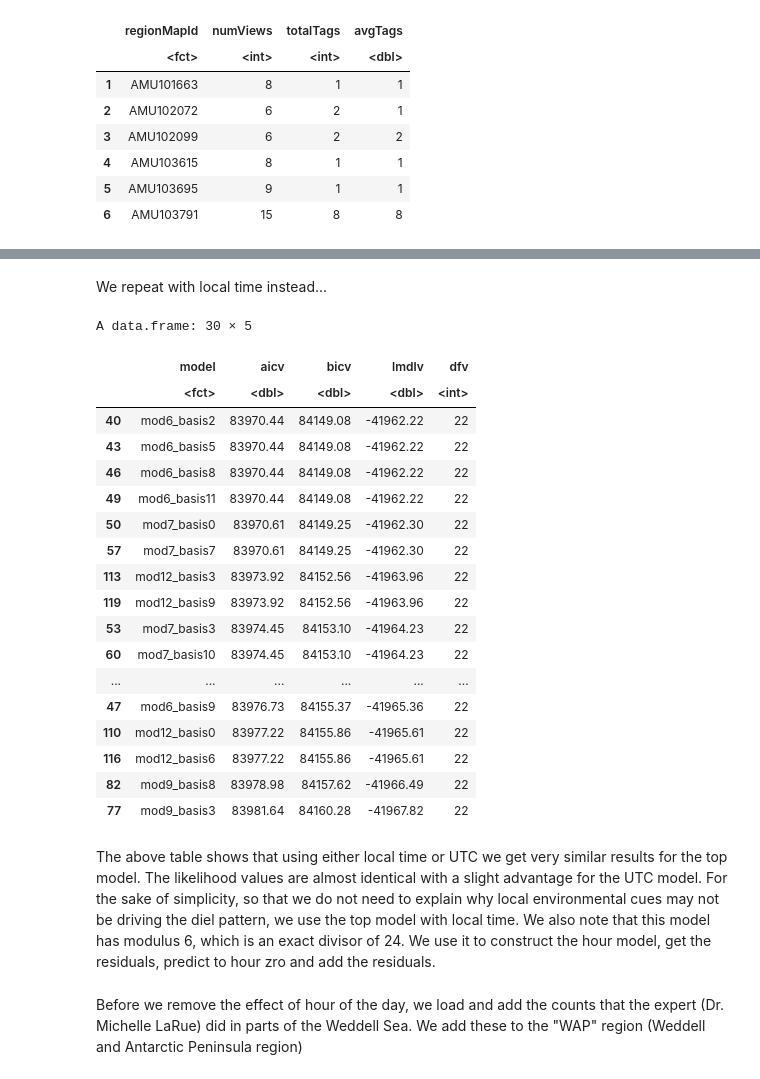
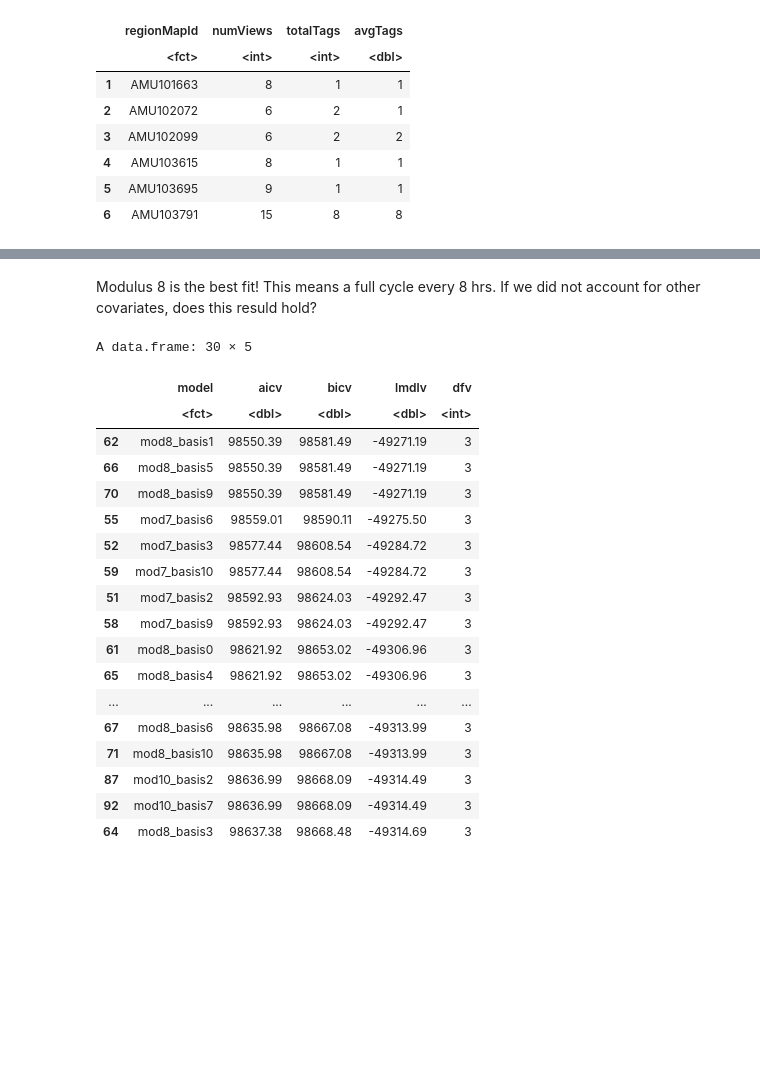
Before and after one commit to pointblue/ContinentalWESEestimates, a Jupyter notebook: notebooks/Count Seals From Tags.ipynb, the cells around one changed output, grey strips where cells are left out. Cells and saved outputs as stored; diff of their text form; code cells hidden in the pictures; blank space fills up the shorter version.

```diff
--- a/notebooks/Count Seals From Tags.ipynb
+++ b/notebooks/Count Seals From Tags.ipynb
@@ -531 +550,6 @@ A data.frame: 6 × 24
+# %%
+load(file=paste0(pathToLocalGit,"data/MLR_WeddellSea_counts.RData"))
+weddellMaps<-weddellMaps[,which(names(weddellMaps) %in% names(counts))]
+counts<-counts[,names(weddellMaps)]
+counts<-rbind(counts,weddellMaps)
 # %% [markdown]
@@ -534,5 +557,8 @@ We test first for a universal hour effect, rather than an effect following local
+# %%
+counts$avgTags<-counts$totalTags/counts$numTaggers
+counts$logAvgTags<-log(counts$avgTags)
 # %%
-mdlb<-lm(estNumSeals~region*scaledTotalTags+satId+numViews+numTaggers+satId*scaledTotalTags+year,data=counts)
+mdlb<-lm(estNumSeals~logAvgTags,data=counts)
 summary(mdlb)
 # %% [output]
 Call:
@@ -557,7 +583,6 @@ Since year had no effect, we remove it and fit the sinusoidal model.
 # %%
-mdlb<-lm(estNumSeals~region*scaledTotalTags+satId+numViews+numTaggers+satId*scaledTotalTags+year,data=counts)
 hourdf<-data.frame(model="base",aicv=AIC(mdlb), bicv=BIC(mdlb), lmdlv=logLik(mdlb), dfv=nrow(counts)-mdlb$df.residual)
-for(hh in 3:12){
+for(hh in c(3:12,24)){
     for(bb in 0:11){
         df<-counts
         df$numHour<-((as.integer(counts$originHour)-bb) %% hh)/hh  #We test various moduli
@@ -565,7 +590,7 @@ for(hh in 3:12){
         sindf$sinH<-sin(2*pi*sindf$numHour)
         df<-merge(df,sindf[,c("originHour","sinH")],by="originHour",all.x=T)
 
-        mdlh<-lm(estNumSeals~region*scaledTotalTags+satId+numViews+numTaggers+satId*scaledTotalTags+sinH+I(sinH^2),data=df)
+        mdlh<-lm(estNumSeals~logAvgTags+sinH+I(sinH^2),data=df)
         hdf<-data.frame(model=paste0("mod",hh,"_basis",bb),aicv=AIC(mdlh), bicv=BIC(mdlh), lmdlv=logLik(mdlh), dfv=nrow(counts)-mdlh$df.residual)
         hourdf<-rbind(hourdf,hdf)
     }
@@ -595,43 +620,39 @@ A data.frame: 30 × 5
-# %% [markdown]
-We repeat with local time instead...
+# %% [markdown]
+Modulus 8 is the best fit! This means a full cycle every 8 hrs. If we did not account for other covariates, does this resuld hold?
 # %%
-hourdf<-data.frame(model="base",aicv=AIC(mdlb), bicv=BIC(mdlb), lmdlv=logLik(mdlb), dfv=nrow(counts)-mdlb$df.residual)
-for(hh in 3:12){
+hourdf<-data.frame()
+for(hh in c(3:12,24)){
     for(bb in 0:11){
         df<-counts
         df$numHour<-((as.integer(counts$originHour)-bb) %% hh)/hh  #We test various moduli
         sindf<-unique(df[,c("originHour","numHour")])
         sindf$sinH<-sin(2*pi*sindf$numHour)
         df<-merge(df,sindf[,c("originHour","sinH")],by="originHour",all.x=T)
 
-        mdlh<-lm(estNumSeals~region*scaledTotalTags+satId+numViews+numTaggers+satId*scaledTotalTags+sinH+I(sinH^2),data=df)
+        mdlh<-lm(estNumSeals~sinH+I(sinH^2),data=df)
         hdf<-data.frame(model=paste0("mod",hh,"_basis",bb),aicv=AIC(mdlh), bicv=BIC(mdlh), lmdlv=logLik(mdlh), dfv=nrow(counts)-mdlh$df.residual)
         hourdf<-rbind(hourdf,hdf)
     }
 }
 hourdf<-hourdf[order(hourdf$aicv),]
 head(hourdf,30)
 # %% [output]
 A data.frame: 30 × 5
 |  | model | aicv | bicv | lmdlv | dfv |
 |  | <fct> | <dbl> | <dbl> | <dbl> | <int> |
-| 40 | mod6_basis2 | 83970.44 | 84149.08 | -41962.22 | 22 |
-| 43 | mod6_basis5 | 83970.44 | 84149.08 | -41962.22 | 22 |
-| 46 | mod6_basis8 | 83970.44 | 84149.08 | -41962.22 | 22 |
-| 49 | mod6_basis11 | 83970.44 | 84149.08 | -41962.22 | 22 |
-| 50 | mod7_basis0 | 83970.61 | 84149.25 | -41962.30 | 22 |
-| 57 | mod7_basis7 | 83970.61 | 84149.25 | -41962.30 | 22 |
-| 113 | mod12_basis3 | 83973.92 | 84152.56 | -41963.96 | 22 |
-| 119 | mod12_basis9 | 83973.92 | 84152.56 | -41963.96 | 22 |
-| 53 | mod7_basis3 | 83974.45 | 84153.10 | -41964.23 | 22 |
-| 60 | mod7_basis10 | 83974.45 | 84153.10 | -41964.23 | 22 |
+| 62 | mod8_basis1 | 98550.39 | 98581.49 | -49271.19 | 3 |
+| 66 | mod8_basis5 | 98550.39 | 98581.49 | -49271.19 | 3 |
+| 70 | mod8_basis9 | 98550.39 | 98581.49 | -49271.19 | 3 |
+| 55 | mod7_basis6 | 98559.01 | 98590.11 | -49275.50 | 3 |
+| 52 | mod7_basis3 | 98577.44 | 98608.54 | -49284.72 | 3 |
+| 59 | mod7_basis10 | 98577.44 | 98608.54 | -49284.72 | 3 |
+| 51 | mod7_basis2 | 98592.93 | 98624.03 | -49292.47 | 3 |
+| 58 | mod7_basis9 | 98592.93 | 98624.03 | -49292.47 | 3 |
+| 61 | mod8_basis0 | 98621.92 | 98653.02 | -49306.96 | 3 |
+| 65 | mod8_basis4 | 98621.92 | 98653.02 | -49306.96 | 3 |
 | ... | ... | ... | ... | ... | ... |
-| 47 | mod6_basis9 | 83976.73 | 84155.37 | -41965.36 | 22 |
-| 110 | mod12_basis0 | 83977.22 | 84155.86 | -41965.61 | 22 |
-| 116 | mod12_basis6 | 83977.22 | 84155.86 | -41965.61 | 22 |
-| 82 | mod9_basis8 | 83978.98 | 84157.62 | -41966.49 | 22 |
-| 77 | mod9_basis3 | 83981.64 | 84160.28 | -41967.82 | 22 |
+| 67 | mod8_basis6 | 98635.98 | 98667.08 | -49313.99 | 3 |
+| 71 | mod8_basis10 | 98635.98 | 98667.08 | -49313.99 | 3 |
+| 87 | mod10_basis2 | 98636.99 | 98668.09 | -49314.49 | 3 |
+| 92 | mod10_basis7 | 98636.99 | 98668.09 | -49314.49 | 3 |
+| 64 | mod8_basis3 | 98637.38 | 98668.48 | -49314.69 | 3 |
-# %% [markdown]
-The above table shows that using either local time or UTC we get very similar results for the top model. The likelihood values are almost identical with a slight advantage for the UTC model. For the sake of simplicity, so that we do not need to explain why local environmental cues may not be driving the diel pattern, we use the top model with local time. We also note that this model has modulus 6, which is an exact divisor of 24. We use it to construct the hour model, get the residuals, predict to hour zro and add the residuals.
-# %% [markdown]
-Before we remove the effect of hour of the day, we load and add the counts that the expert (Dr. Michelle LaRue) did in parts of the Weddell Sea. We add these to the "WAP" region (Weddell and Antarctic Peninsula region)
```
Also changed, not shown: parts of 25 cells of this notebook, 2 other files.
